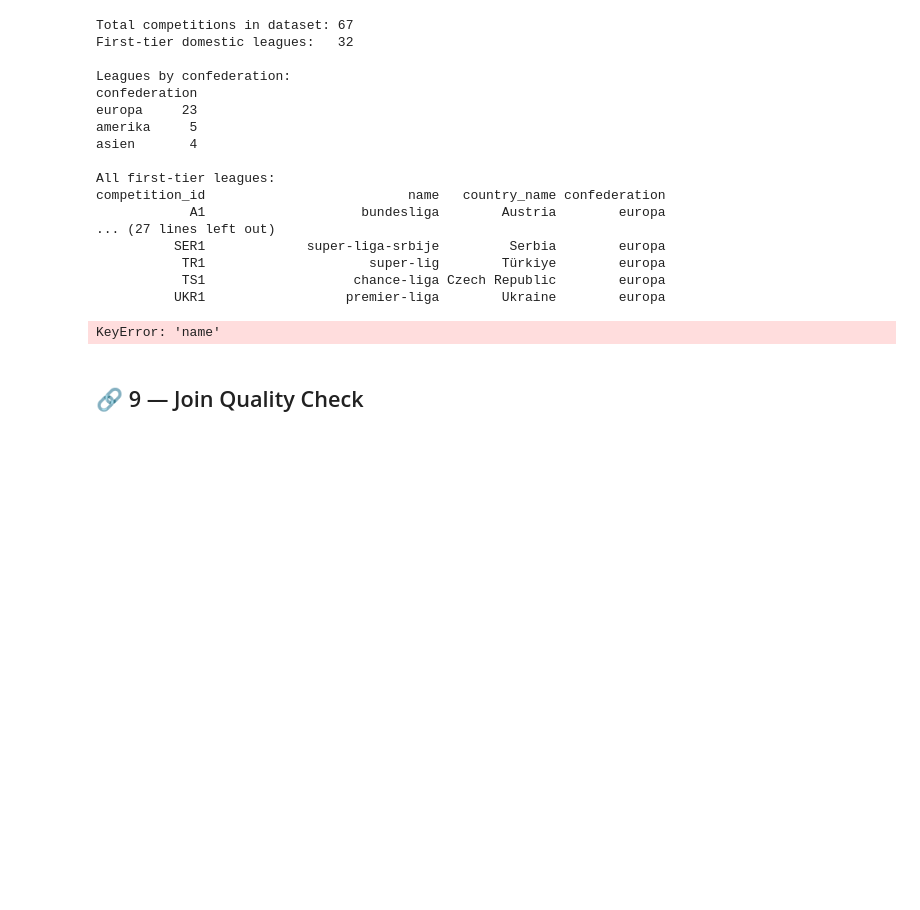
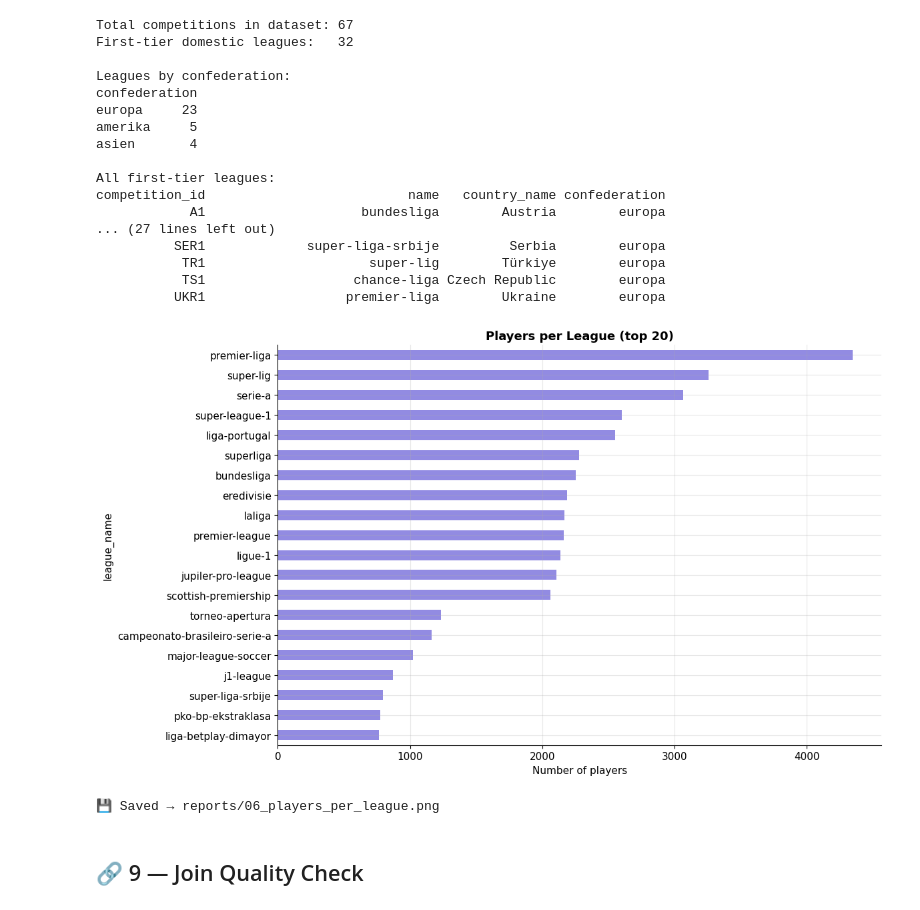
Before and after one commit to yannix2/Scouti_koora, a Jupyter notebook: notebooks/01_data_exploration.ipynb, the cells around one changed output. Cells and saved outputs as stored; diff of their text form; code cells hidden in the pictures; blank space fills up the shorter version.

```diff
--- a/notebooks/01_data_exploration.ipynb
+++ b/notebooks/01_data_exploration.ipynb
@@ -490,27 +492,30 @@ competition_id                          name   country_name confederation
 # %%
 # Players per competition (via club → competition join)
 players_per_comp = (
     players
-    .merge(comps[['competition_id','name','country_name']],
-           left_on='current_club_domestic_competition_id',
-           right_on='competition_id', how='left')
-    .groupby('name')['player_id'].count()
+    .merge(
+        # ← rename 'name' to 'league_name' BEFORE merge to avoid conflict with players.name
+        comps[['competition_id','name','country_name']].rename(columns={'name': 'league_name'}),
+        left_on='current_club_domestic_competition_id',
+        right_on='competition_id', how='left'
+    )
+    .groupby('league_name')['player_id'].count()   # ← now uses 'league_name' not 'name'
     .sort_values(ascending=False)
     .head(20)
 )
 
 fig, ax = plt.subplots(figsize=(12, 7))
 players_per_comp.plot.barh(ax=ax, color=COLORS[0], alpha=0.85)
 ax.set_title('Players per League (top 20)', fontsize=13, fontweight='bold')
 ax.set_xlabel('Number of players')
 ax.invert_yaxis()
-
 plt.tight_layout()
 plt.savefig('../reports/06_players_per_league.png', dpi=150, bbox_inches='tight')
 plt.show()
 print('💾 Saved → reports/06_players_per_league.png')
 # %% [output]
+[figure, added]
-KeyError: 'name'
+💾 Saved → reports/06_players_per_league.png
 # %% [markdown]
 ## 🔗 9 — Join Quality Check
 # %%
```
Also changed, not shown: parts of 7 cells of this notebook, 6 other files.
